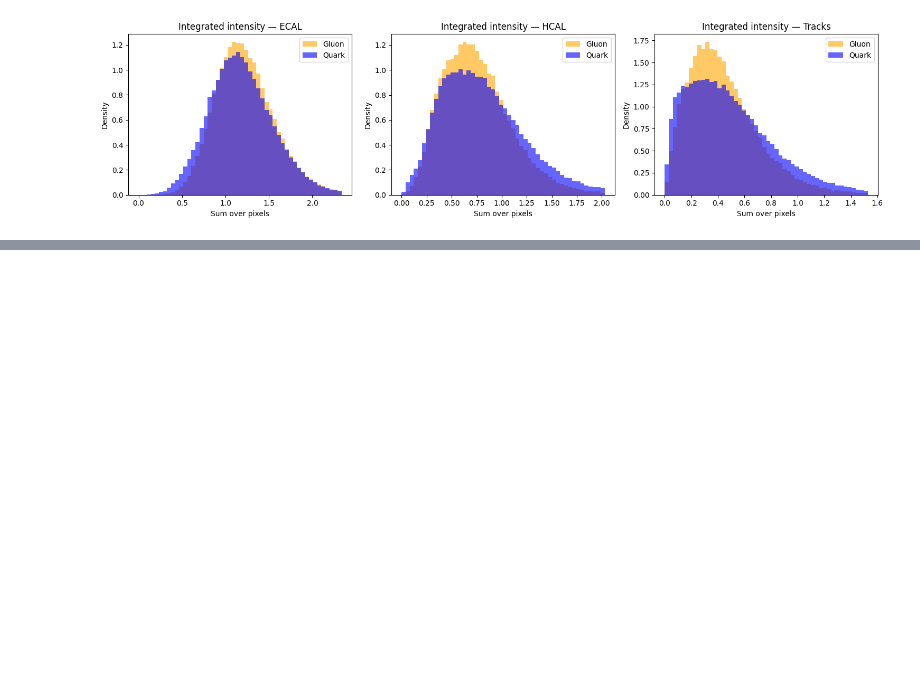
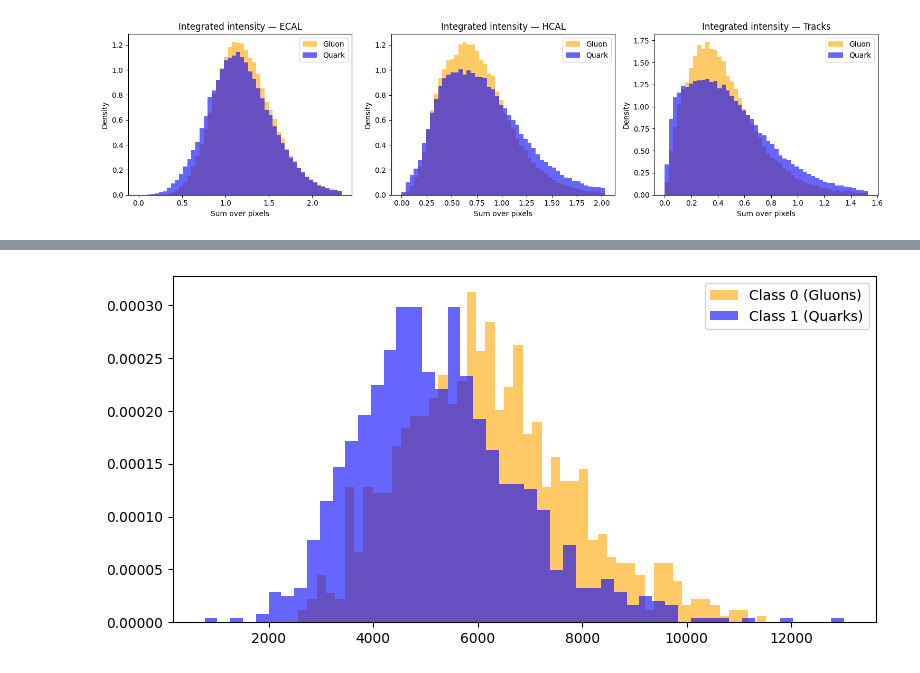
Before and after one commit to felipetp-ctrl/gsoc-ml4sci-genie-submission, a Jupyter notebook: common_task_2.ipynb, the cells around one changed output, grey strips where cells are left out. Saved outputs shown, nothing was run; the diff lists cells and outputs as text; code cells hidden in the pictures; blank space fills up the shorter version.

```diff
--- a/common_task_2.ipynb
+++ b/common_task_2.ipynb
@@ -221,0 +362,14 @@ plot_channel_intensity(X, y)
+# %%
+def plot_edges_class(edges_per_graph, sampled_y):
+    fig, ax = plt.subplots(figsize=(8,4))
+
+    ax.hist(edges_per_graph[sampled_y == 0], bins=50, alpha=0.6, color='orange', label='Class 0 (Gluons)', density=True)
+    ax.hist(edges_per_graph[sampled_y == 1], bins=50, alpha=0.6, color='blue', label='Class 1 (Quarks)', density=True)
+    ax.legend()
+
+    plt.tight_layout()
+    plt.show()
+
+plot_edges_class(edges_per_graph, sampled_y)
+# %% [output]
+[figure, added]
```
Also changed, not shown: parts of 24 cells of this notebook.
